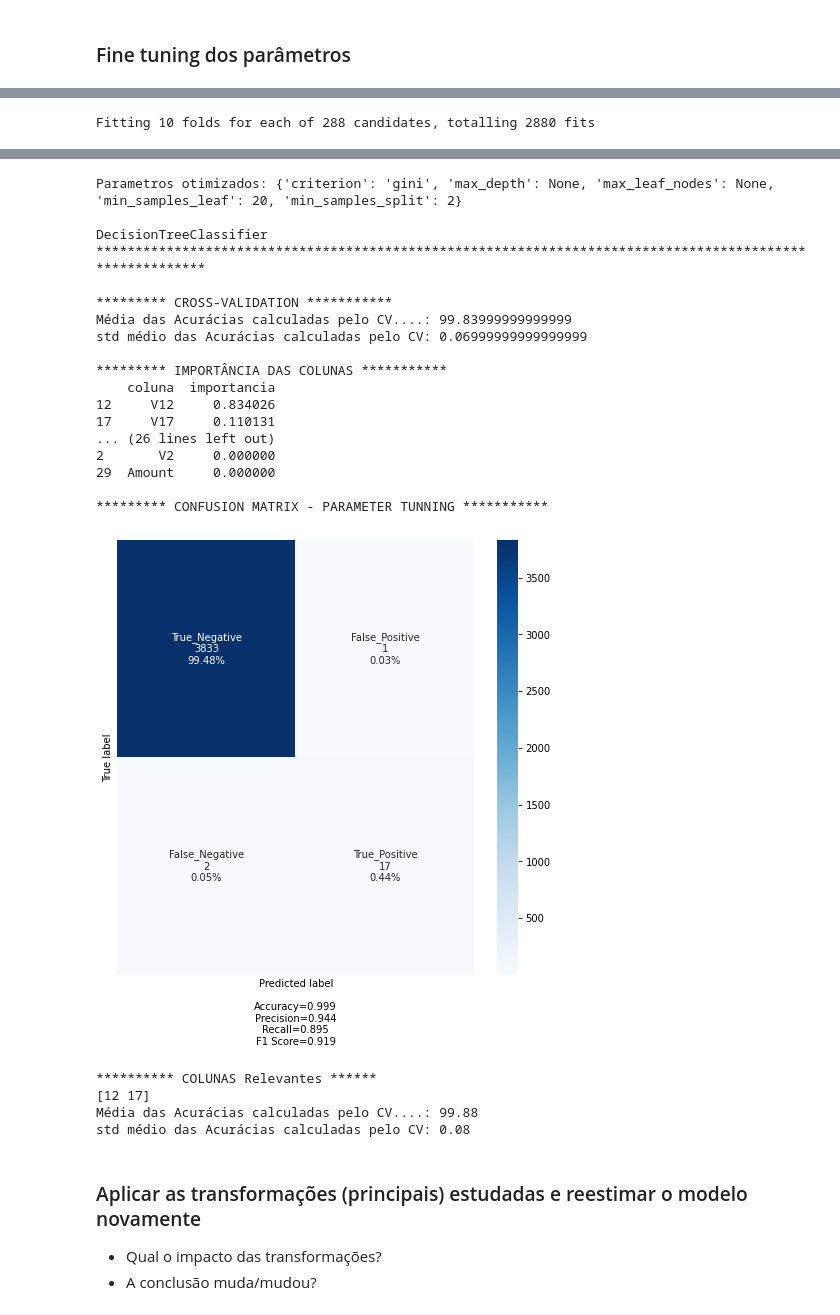
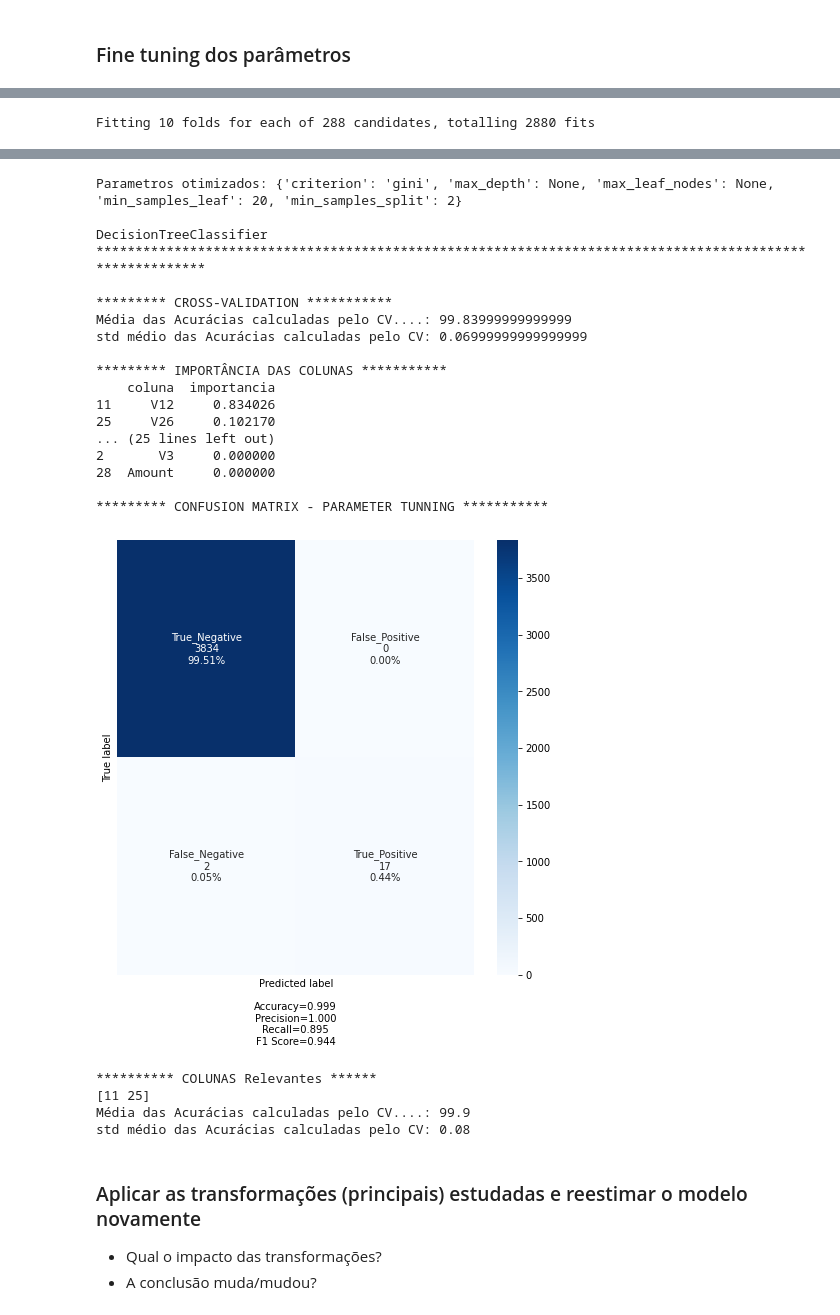
Before and after one commit to marcoapb/DSWP_aluno, a Jupyter notebook: Notebooks/2020-10-23 NB15_00__Machine_Learning___DSWP.ipynb, the cells around one changed output, grey strips where cells are left out. Saved outputs shown, nothing was run; the diff lists cells and outputs as text; code cells hidden in the pictures.

````diff
--- a/Notebooks/2020-10-23 NB15_00__Machine_Learning___DSWP.ipynb
+++ b/Notebooks/2020-10-23 NB15_00__Machine_Learning___DSWP.ipynb
@@ -586,7 +586,7 @@ GridSearchCV levou 1999.12 segundos para estimar 23 modelos candidatos
 ```
 # %%
 # Definindo a função para o GridSearchCV
-def GridSearchOptimizer(modelo, ml_Opt, d_Parametros, X_treinamento, y_treinamento, X_teste, y_teste, cv = i_CV):
+def GridSearchOptimizer(modelo, ml_Opt, d_Parametros, X_treinamento, y_treinamento, X_teste, y_teste, cv, l_colunas):
     ml_GridSearchCV = GridSearchCV(modelo, d_Parametros, cv = i_CV, n_jobs= -1, verbose= 10, scoring= 'accuracy')
     start = time()
     ml_GridSearchCV.fit(X_treinamento, y_treinamento)
@@ -1901,5 +1901,6 @@ df_cc.head()
 # Definição do dataframe contendo as variáveis preditoras:
 df_X = df_cc2.copy()
 df_X.drop(columns= ['Class'], axis = 1, inplace = True)
+df_X.drop(columns = ['Time'], axis = 1, inplace = True) #essa coluna é inútil
 df_X.head()
 # %% [output]
@@ -2007,0 +2001,4 @@ Index(['Time', 'V1', 'V2', 'V3', 'V4', 'V5', 'V6', 'V7', 'V8', 'V9', 'V10',
+# %%
+#a função GridSearchOptimizer (abaixo executada) exige que esta variável esteja "setada"
+l_colunas = list(df_X.columns)
+l_colunas
@@ -2009,7 +2024,7 @@ Index(['Time', 'V1', 'V2', 'V3', 'V4', 'V5', 'V6', 'V7', 'V8', 'V9', 'V10',
 
 # Invoca a função com o modelo baseline
 #esta função foi definida acima (parte do professor) - deve ser executada lá anteriormente
-ml_DT2, best_params = GridSearchOptimizer(ml_DT, 'ml_DT2', d_parametros_DT, X_treinamento, y_treinamento, X_teste, y_teste, cv = i_CV)
+ml_DT2, best_params = GridSearchOptimizer(ml_DT, 'ml_DT2', d_parametros_DT, X_treinamento, y_treinamento, X_teste, y_teste, i_CV, l_colunas)
 # %% [output]
 Fitting 10 folds for each of 288 candidates, totalling 2880 fits
 [Parallel(n_jobs=-1)]: Using backend LokyBackend with 2 concurrent workers.
@@ -2032,21 +2047,21 @@ Fitting 10 folds for each of 288 candidates, totalling 2880 fits
 Parametros otimizados: {'criterion': 'gini', 'max_depth': None, 'max_leaf_nodes': None, 'min_samples_leaf': 20, 'min_samples_split': 2}
 
 DecisionTreeClassifier *********************************************************************************************************
 
 ********* CROSS-VALIDATION ***********
 Média das Acurácias calculadas pelo CV....: 99.83999999999999
 std médio das Acurácias calculadas pelo CV: 0.06999999999999999
 
 ********* IMPORTÂNCIA DAS COLUNAS ***********
     coluna  importancia
-12     V12     0.834026
-17     V17     0.110131
-... (26 lines left out)
-2       V2     0.000000
-29  Amount     0.000000
+11     V12     0.834026
+25     V26     0.102170
+... (25 lines left out)
+2       V3     0.000000
+28  Amount     0.000000
 
 ********* CONFUSION MATRIX - PARAMETER TUNNING ***********
-[figure, old version]
+[figure, new version]
 # %%
 #a função abaixo está na parte do professor (deve ser executada lá antes)
 X_treinamento_DT, X_teste_DT = seleciona_colunas_relevantes(ml_DT2, X_treinamento, X_teste)
@@ -2060,8 +2075,8 @@ print(f'Média das Acurácias calculadas pelo CV....: {100*round(a_scores_CV.mea
 print(f'std médio das Acurácias calculadas pelo CV: {100*round(a_scores_CV.std(),4)}')
 # %% [output]
 ********** COLUNAS Relevantes ******
-[12 17]
-Média das Acurácias calculadas pelo CV....: 99.88
+[11 25]
+Média das Acurácias calculadas pelo CV....: 99.9
 std médio das Acurácias calculadas pelo CV: 0.08
 # %% [markdown]
 ### Aplicar as transformações (principais) estudadas e reestimar o modelo novamente
````
Also changed, not shown: parts of 11 cells of this notebook.
